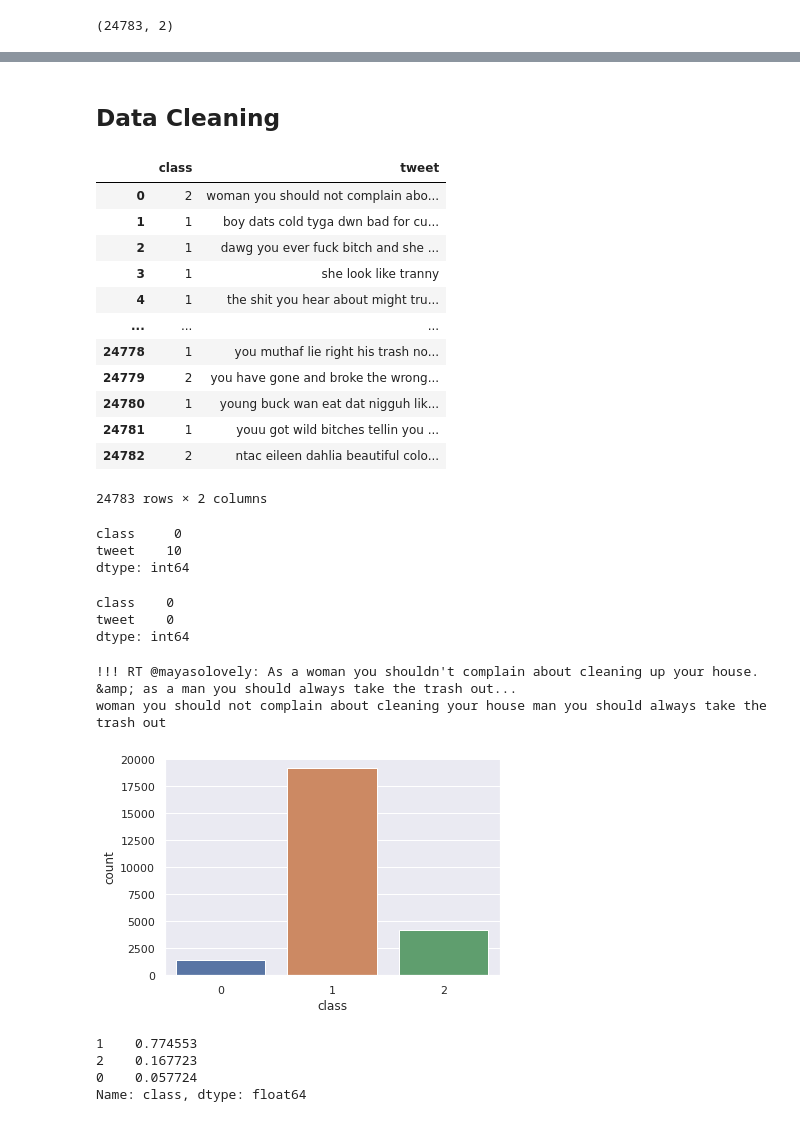
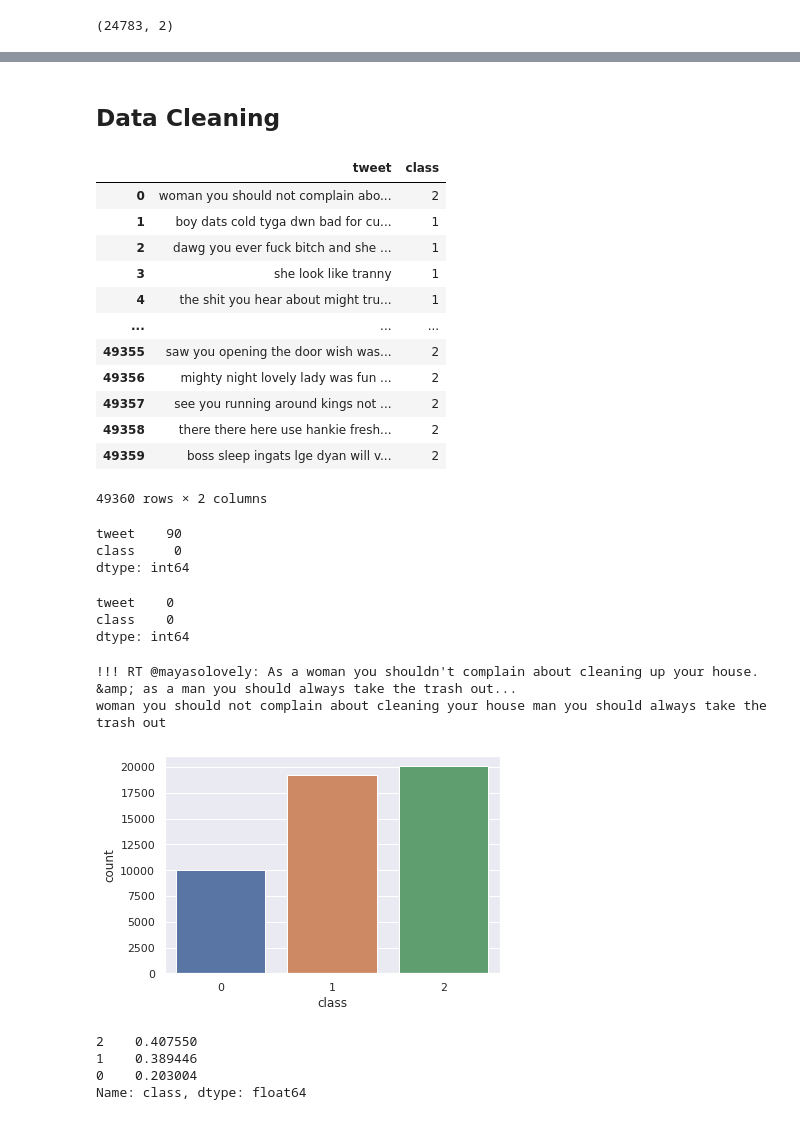
Before and after one commit to evelynerhuan/Noffence, a Jupyter notebook: data_preprocessing.ipynb, the cells around one changed output, grey strips where cells are left out. Cells and saved outputs as stored; diff of their text form; code cells hidden in the pictures.

Commit message:
Add new data
more data for minority classes

```diff
--- a/data_preprocessing.ipynb
+++ b/data_preprocessing.ipynb
@@ -85,3 +294,5 @@ dtype: int64
+# %% [markdown]
+## Data Cleaning
 # %%
 # helper function to convert abbreviated form to original form
 def convert_to_original(phrase):
@@ -99,8 +310,6 @@ def convert_to_original(phrase):
   phrase = re.sub(r"\'ve", " have", phrase)
   phrase = re.sub(r"\'m", " am", phrase)
   return phrase
-# %% [markdown]
-## Data Cleaning
 # %%
 # text data cleaning
 def data_processing(text):
@@ -150,38 +359,40 @@ def data_processing(text):
   text = [word for word in text if word.isalpha()]
 
   return ' '.join(text)
+# %%
+dataset_cleaned = dataset.copy()
 # %%
-dataset1['tweet'] = dataset1['tweet'].apply(data_processing)
-dataset1
+dataset_cleaned['tweet'] = dataset_cleaned['tweet'].apply(data_processing)
+dataset_cleaned
 # %% [output]
-|  | class | tweet |
-| 0 | 2 | woman you should not complain abo... |
-| 1 | 1 | boy dats cold tyga dwn bad for cu... |
-| 2 | 1 | dawg you ever fuck bitch and she ... |
-| 3 | 1 | she look like tranny |
-| 4 | 1 | the shit you hear about might tru... |
+|  | tweet | class |
+| 0 | woman you should not complain abo... | 2 |
+| 1 | boy dats cold tyga dwn bad for cu... | 1 |
+| 2 | dawg you ever fuck bitch and she ... | 1 |
+| 3 | she look like tranny | 1 |
+| 4 | the shit you hear about might tru... | 1 |
 | ... | ... | ... |
-| 24778 | 1 | you muthaf lie right his trash no... |
-| 24779 | 2 | you have gone and broke the wrong... |
-| 24780 | 1 | young buck wan eat dat nigguh lik... |
-| 24781 | 1 | youu got wild bitches tellin you ... |
-| 24782 | 2 | ntac eileen dahlia beautiful colo... |
+| 49355 | saw you opening the door wish was... | 2 |
+| 49356 | mighty night lovely lady was fun ... | 2 |
+| 49357 | see you running around kings not ... | 2 |
+| 49358 | there there here use hankie fresh... | 2 |
+| 49359 | boss sleep ingats lge dyan will v... | 2 |
-24783 rows × 2 columns
+49360 rows × 2 columns
 # %%
-dataset1['tweet'].replace('', np.nan, inplace=True)
+dataset_cleaned['tweet'].replace('', np.nan, inplace=True)
 # %%
-dataset1.isnull().sum()
+dataset_cleaned.isnull().sum()
 # %% [output]
+tweet    90
 class     0
-tweet    10
 dtype: int64
 # %%
-dataset1.dropna(subset=['tweet'], inplace=True)
+dataset_cleaned.dropna(subset=['tweet'], inplace=True)
 # %%
-dataset1.isnull().sum()
+dataset_cleaned.isnull().sum()
 # %% [output]
+tweet    0
 class    0
-tweet    0
 dtype: int64
 # %%
 # example before and after data cleaning
@@ -193,15 +404,15 @@ woman you should not complain about cleaning your house man you should always ta
 # %%
 # Before balancing data
 sns.set(style="darkgrid")
-ax = sns.countplot(x="class", data=dataset1)
+ax = sns.countplot(x="class", data=dataset_cleaned)
 # %% [output]
-[figure, old version]
+[figure, new version]
 # %%
-# dataset1
-dataset1['class'].value_counts(normalize = True)
+# dataset value counts
+dataset_cleaned['class'].value_counts(normalize = True)
 # %% [output]
-1    0.774553
-2    0.167723
-0    0.057724
+2    0.407550
+1    0.389446
+0    0.203004
 Name: class, dtype: float64
 # %%
```
Also changed, not shown: parts of 35 cells of this notebook, 6 other files.
